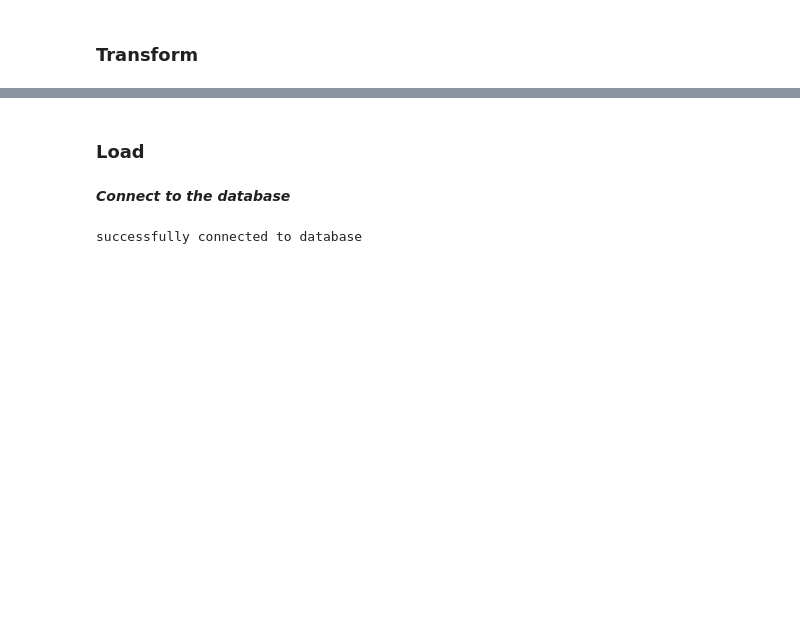
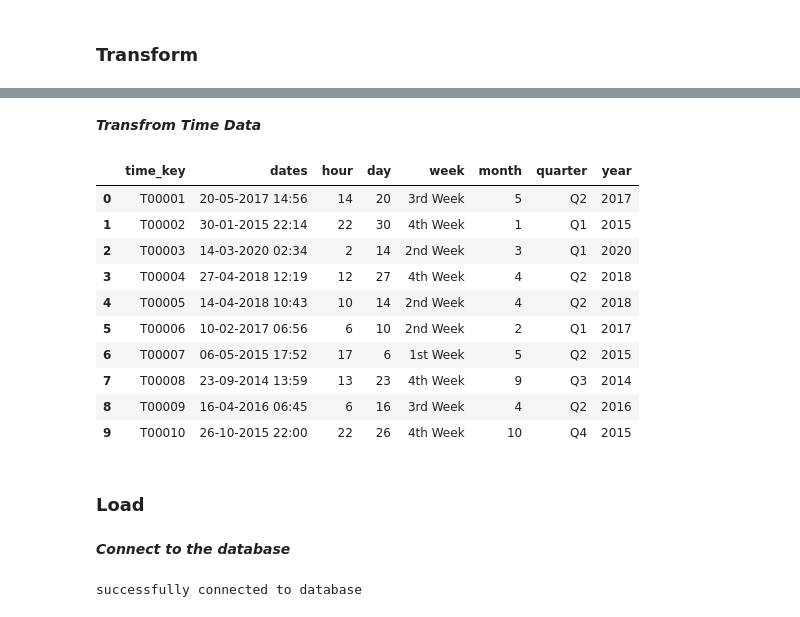
Before and after one commit to SadiaAlamChy/HDA-Tech-Learning, a Jupyter notebook: notebook/dataload/ETL.ipynb, the cells around one changed output, grey strips where cells are left out. Cells and saved outputs as stored; diff of their text form; code cells hidden in the pictures; blank space fills up the shorter version.

```diff
--- a/notebook/dataload/ETL.ipynb
+++ b/notebook/dataload/ETL.ipynb
@@ -204,3 +264,20 @@ AttributeError: 'Series' object has no attribute 'rsplit'
+# %% [markdown]
+***Transfrom Time Data***
+# %%
+time_dim.rename(columns = {'date':'dates'}, inplace = True)
+time_dim.head(10)
+# %% [output]
+|  | time_key | dates | hour | day | week | month | quarter | year |
+| 0 | T00001 | 20-05-2017 14:56 | 14 | 20 | 3rd Week | 5 | Q2 | 2017 |
+| 1 | T00002 | 30-01-2015 22:14 | 22 | 30 | 4th Week | 1 | Q1 | 2015 |
+| 2 | T00003 | 14-03-2020 02:34 | 2 | 14 | 2nd Week | 3 | Q1 | 2020 |
+| 3 | T00004 | 27-04-2018 12:19 | 12 | 27 | 4th Week | 4 | Q2 | 2018 |
+| 4 | T00005 | 14-04-2018 10:43 | 10 | 14 | 2nd Week | 4 | Q2 | 2018 |
+| 5 | T00006 | 10-02-2017 06:56 | 6 | 10 | 2nd Week | 2 | Q1 | 2017 |
+| 6 | T00007 | 06-05-2015 17:52 | 17 | 6 | 1st Week | 5 | Q2 | 2015 |
+| 7 | T00008 | 23-09-2014 13:59 | 13 | 23 | 4th Week | 9 | Q3 | 2014 |
+| 8 | T00009 | 16-04-2016 06:45 | 6 | 16 | 3rd Week | 4 | Q2 | 2016 |
+| 9 | T00010 | 26-10-2015 22:00 | 22 | 26 | 4th Week | 10 | Q4 | 2015 |
 # %% [markdown]
 ### Load
 # %% [markdown]
```
Also changed, not shown: parts of 48 cells of this notebook, 2 other files.
